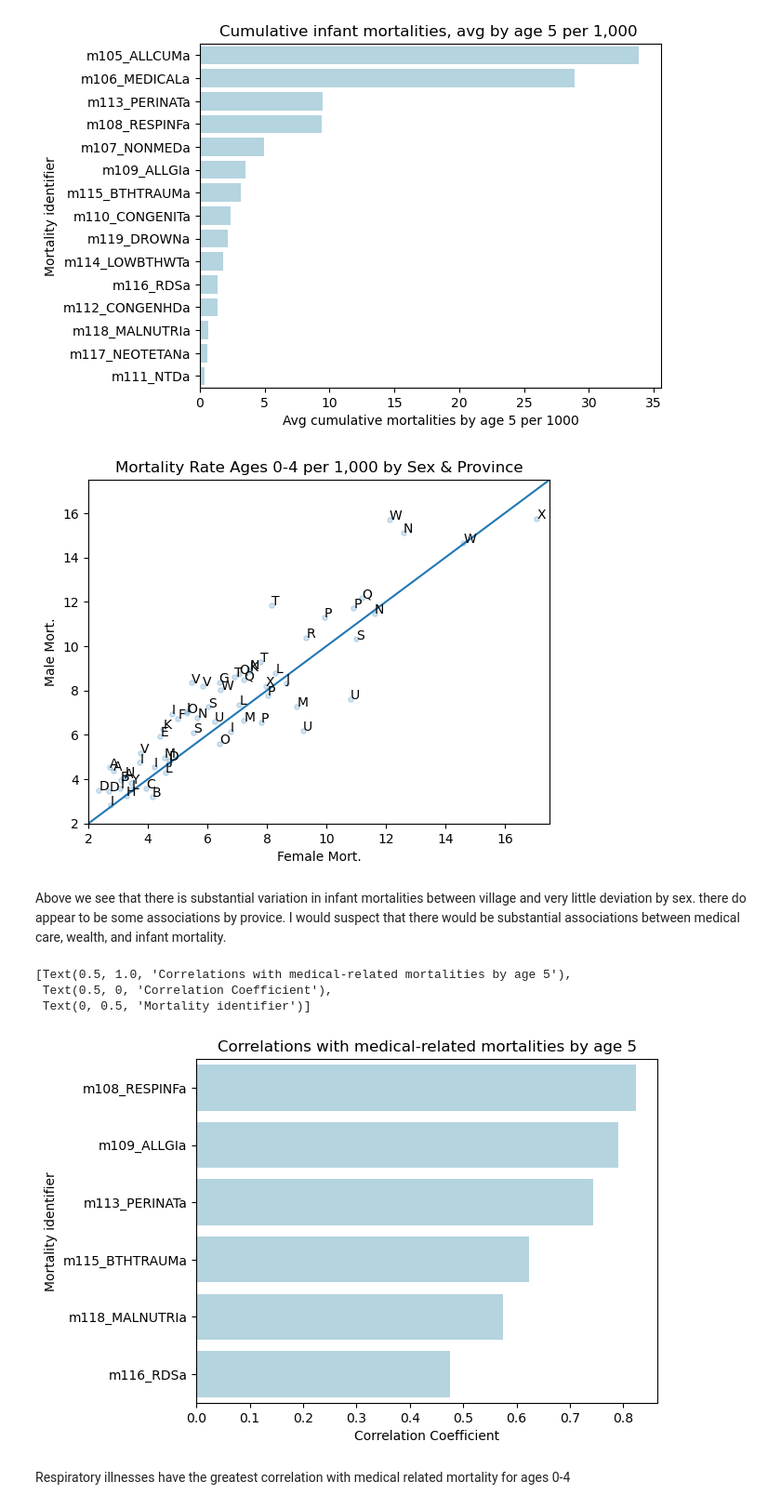
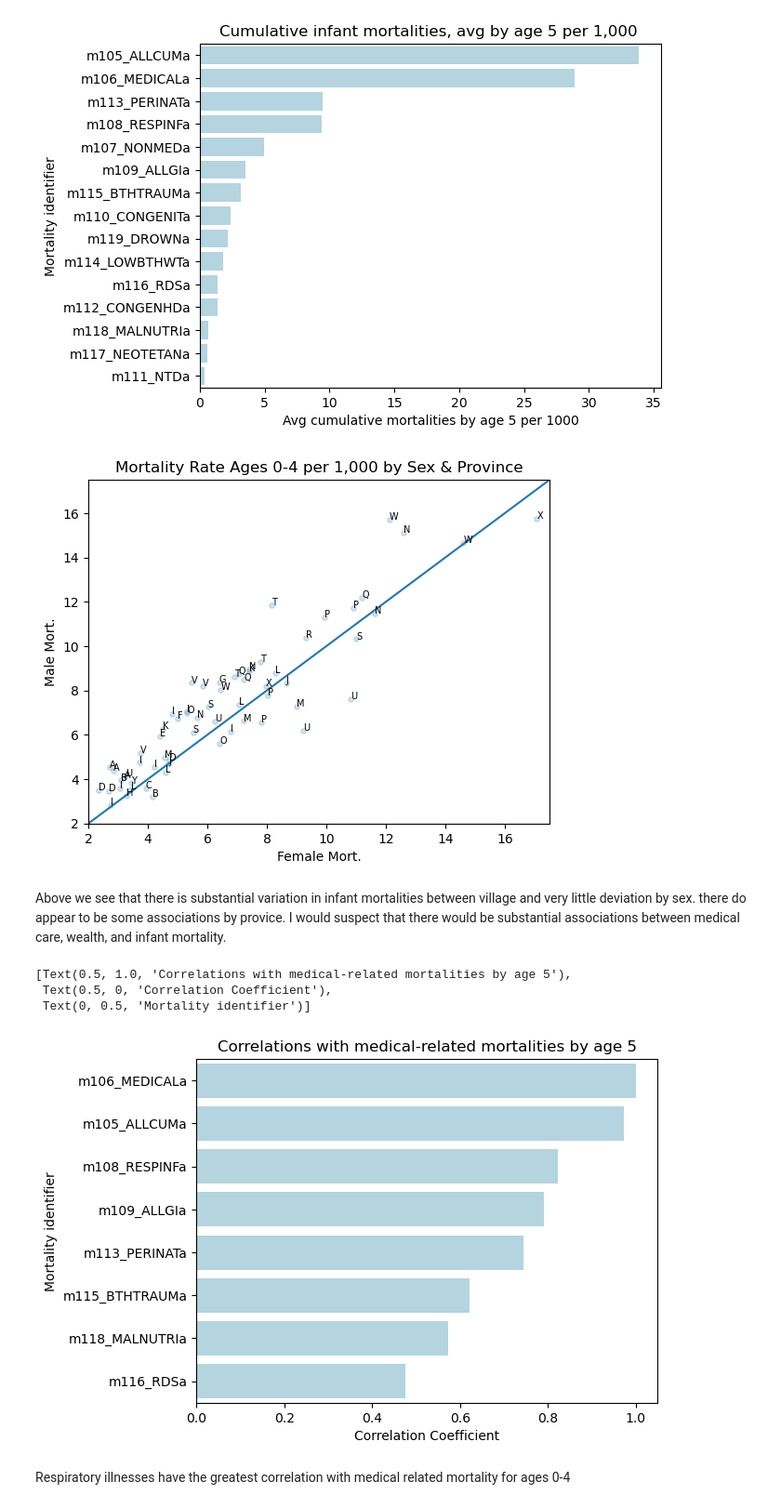
Before and after one commit to colbytse/community_health_project, a Jupyter notebook: will.ipynb, the cells around one changed output. Shown at 93% size. Saved outputs shown, nothing was run; the diff lists cells and outputs as text; code cells hidden in the pictures.

```diff
--- a/will.ipynb
+++ b/will.ipynb
@@ -623,23 +614,23 @@ ax.set(xlim=(2, 17.5), ylim=(2, 17.5))
 plt.plot([0,35],[0,35])
 plt.scatter(x = f, y = m, alpha = .2, s=15)
 for i, county in enumerate(ch89m[ch89m['sex']=='F']['county'].str[0]):
-    plt.annotate(county, (f[f.index[i]],m[m.index[i]]))
+    plt.annotate(county, (f[f.index[i]],m[m.index[i]]), fontsize = 7)
 ax.set(title = 'Mortality Rate Ages 0-4 per 1,000 by Sex & Province', xlabel = 'Female Mort.', ylabel='Male Mort.');
 # %% [output]
-[figure, old version]
+[figure, new version]
 # %% [markdown]
 Above we see that there is substantial variation in infant mortalities between village and very little deviation by sex.  there do appear to be some associations by provice.  I would suspect that there would be substantial associations between medical care, wealth, and infant mortality.
 # %%
-plot_medical = ch89m.loc[:,mortalities_0_4].corr()['m106_MEDICALa'].abs().sort_values(ascending = False)[2:8]
+plot_medical = ch89m.loc[:,mortalities_0_4].corr()['m106_MEDICALa'].abs().sort_values(ascending = False)[0:8]
 sns.barplot(x = plot_medical.values, y = plot_medical.index, color = 'lightblue').set(
 title = 'Correlations with medical-related mortalities by age 5',
 xlabel = 'Correlation Coefficient',
 ylabel = 'Mortality identifier')
 # %% [output]
 [Text(0.5, 1.0, 'Correlations with medical-related mortalities by age 5'),
  Text(0.5, 0, 'Correlation Coefficient'),
  Text(0, 0.5, 'Mortality identifier')]
-[figure, old version]
+[figure, new version]
 # %% [markdown]
 Respiratory illnesses have the greatest correlation with medical related mortality for ages 0-4
 # %% [markdown]
```
Also changed, not shown: parts of 24 cells of this notebook.
